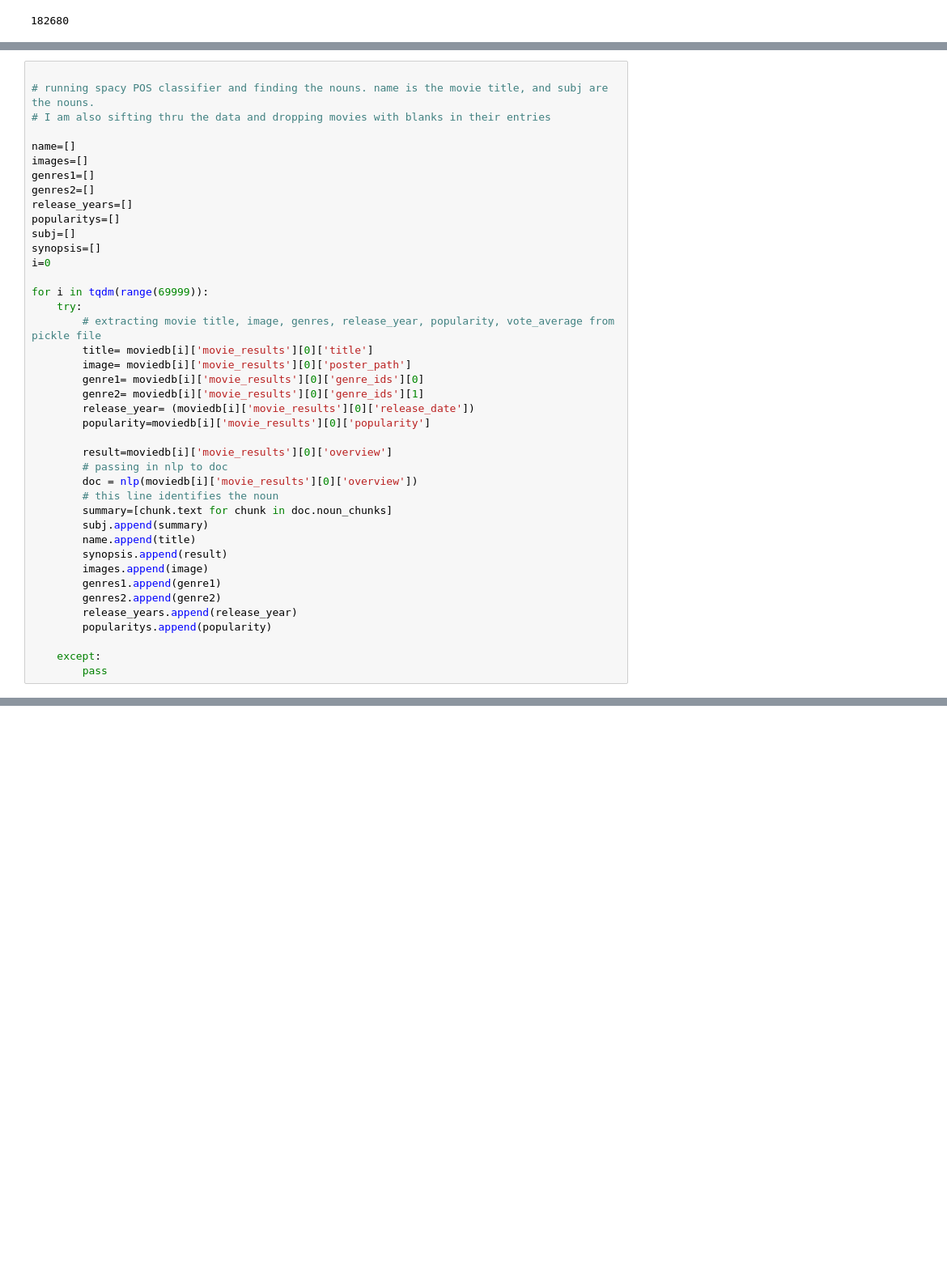
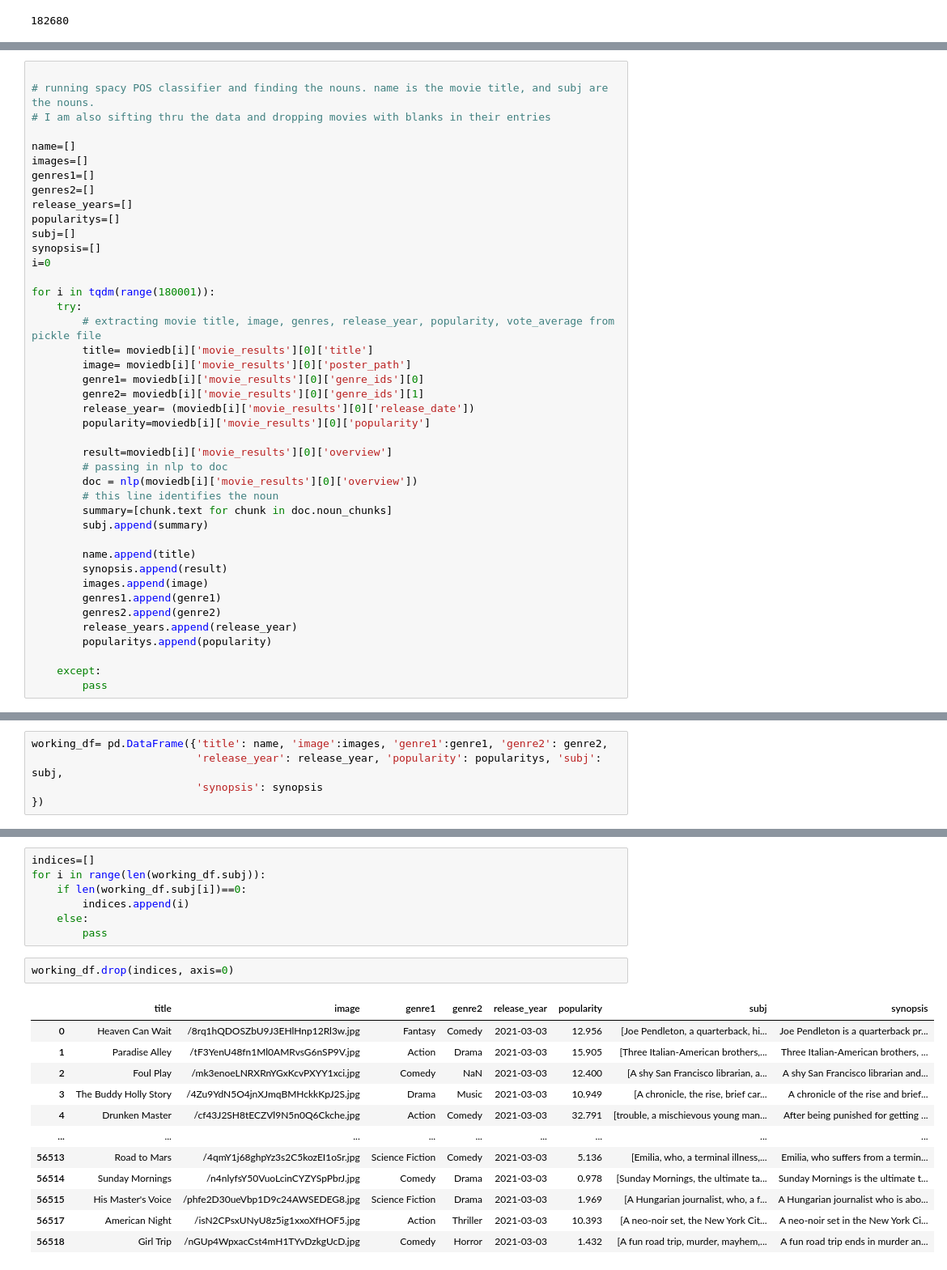
Before and after one commit to jeffng5/Movie_Recommender, a Jupyter notebook: Processing text - movie recommender.ipynb, the cells around one changed output, grey strips where cells are left out. Shown at 81% size. Drawn from its saved outputs; the diff is of its cells as text; blank space fills up the shorter version.

```diff
--- a/Processing text - movie recommender.ipynb
+++ b/Processing text - movie recommender.ipynb
@@ -76,7 +105,7 @@ subj=[]
 synopsis=[]
 i=0
 
-for i in tqdm(range(69999)):
+for i in tqdm(range(180001)):
     try:
         # extracting movie title, image, genres, release_year, popularity, vote_average from pickle file
         title= moviedb[i]['movie_results'][0]['title']
@@ -92,6 +121,7 @@ for i in tqdm(range(69999)):
         # this line identifies the noun
         summary=[chunk.text for chunk in doc.noun_chunks]
         subj.append(summary)
+
         name.append(title)
         synopsis.append(result)
         images.append(image)
@@ -212 +222,6 @@ list(genre2)
  ...]
+# %%
+working_df= pd.DataFrame({'title': name, 'image':images, 'genre1':genre1, 'genre2': genre2,
+                          'release_year': release_year, 'popularity': popularitys, 'subj': subj,
+                          'synopsis': synopsis
+})
@@ -212,0 +243,22 @@ list(genre2)
+# %%
+indices=[]
+for i in range(len(working_df.subj)):
+    if len(working_df.subj[i])==0:
+        indices.append(i)
+    else:
+        pass
+# %%
+working_df.drop(indices, axis=0)
+# %% [output]
+|  | title | image | genre1 | genre2 | release_year | popularity | subj | synopsis |
+| 0 | Heaven Can Wait | /8rq1hQDOSZbU9J3EHlHnp12Rl3w.jpg | Fantasy | Comedy | 2021-03-03 | 12.956 | [Joe Pendleton, a quarterback, hi... | Joe Pendleton is a quarterback pr... |
+| 1 | Paradise Alley | /tF3YenU48fn1Ml0AMRvsG6nSP9V.jpg | Action | Drama | 2021-03-03 | 15.905 | [Three Italian-American brothers,... | Three Italian-American brothers, ... |
+| 2 | Foul Play | /mk3enoeLNRXRnYGxKcvPXYY1xci.jpg | Comedy | NaN | 2021-03-03 | 12.400 | [A shy San Francisco librarian, a... | A shy San Francisco librarian and... |
+| 3 | The Buddy Holly Story | /4Zu9YdN5O4jnXJmqBMHckkKpJ2S.jpg | Drama | Music | 2021-03-03 | 10.949 | [A chronicle, the rise, brief car... | A chronicle of the rise and brief... |
+| 4 | Drunken Master | /cf43J2SH8tECZVl9N5n0Q6Ckche.jpg | Action | Comedy | 2021-03-03 | 32.791 | [trouble, a mischievous young man... | After being punished for getting ... |
+| ... | ... | ... | ... | ... | ... | ... | ... | ... |
+| 56513 | Road to Mars | /4qmY1j68ghpYz3s2C5kozEI1oSr.jpg | Science Fiction | Comedy | 2021-03-03 | 5.136 | [Emilia, who, a terminal illness,... | Emilia, who suffers from a termin... |
+| 56514 | Sunday Mornings | /n4nlyfsY50VuoLcinCYZYSpPbrJ.jpg | Comedy | Drama | 2021-03-03 | 0.978 | [Sunday Mornings, the ultimate ta... | Sunday Mornings is the ultimate t... |
+| 56515 | His Master's Voice | /phfe2D30ueVbp1D9c24AWSEDEG8.jpg | Science Fiction | Drama | 2021-03-03 | 1.969 | [A Hungarian journalist, who, a f... | A Hungarian journalist who is abo... |
+| 56517 | American Night | /isN2CPsxUNyU8z5ig1xxoXfHOF5.jpg | Action | Thriller | 2021-03-03 | 10.393 | [A neo-noir set, the New York Cit... | A neo-noir set in the New York Ci... |
+| 56518 | Girl Trip | /nGUp4WpxacCst4mH1TYvDzkgUcD.jpg | Comedy | Horror | 2021-03-03 | 1.432 | [A fun road trip, murder, mayhem,... | A fun road trip ends in murder an... |
```
Also changed, not shown: parts of 25 cells of this notebook, 11 other files.
